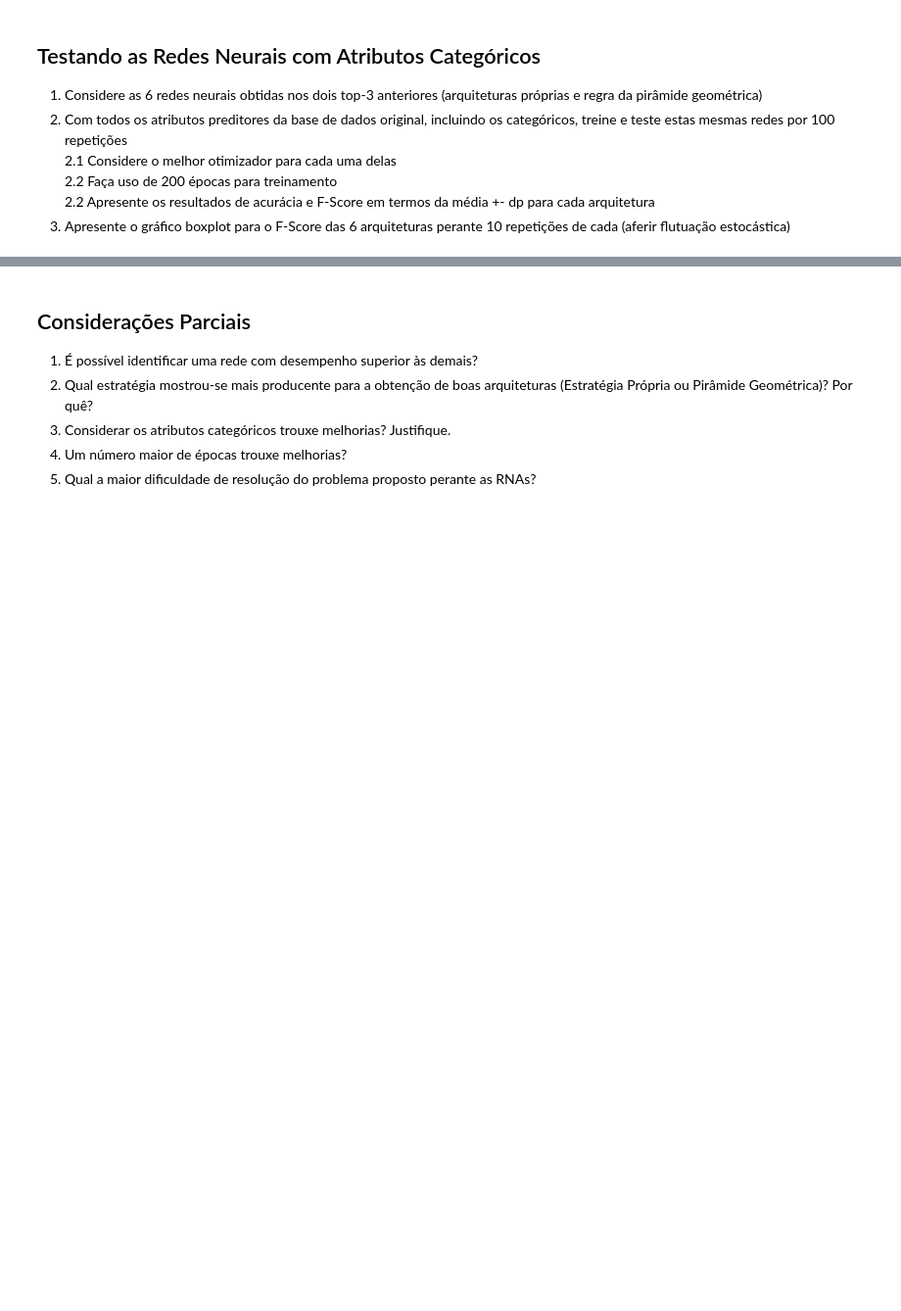
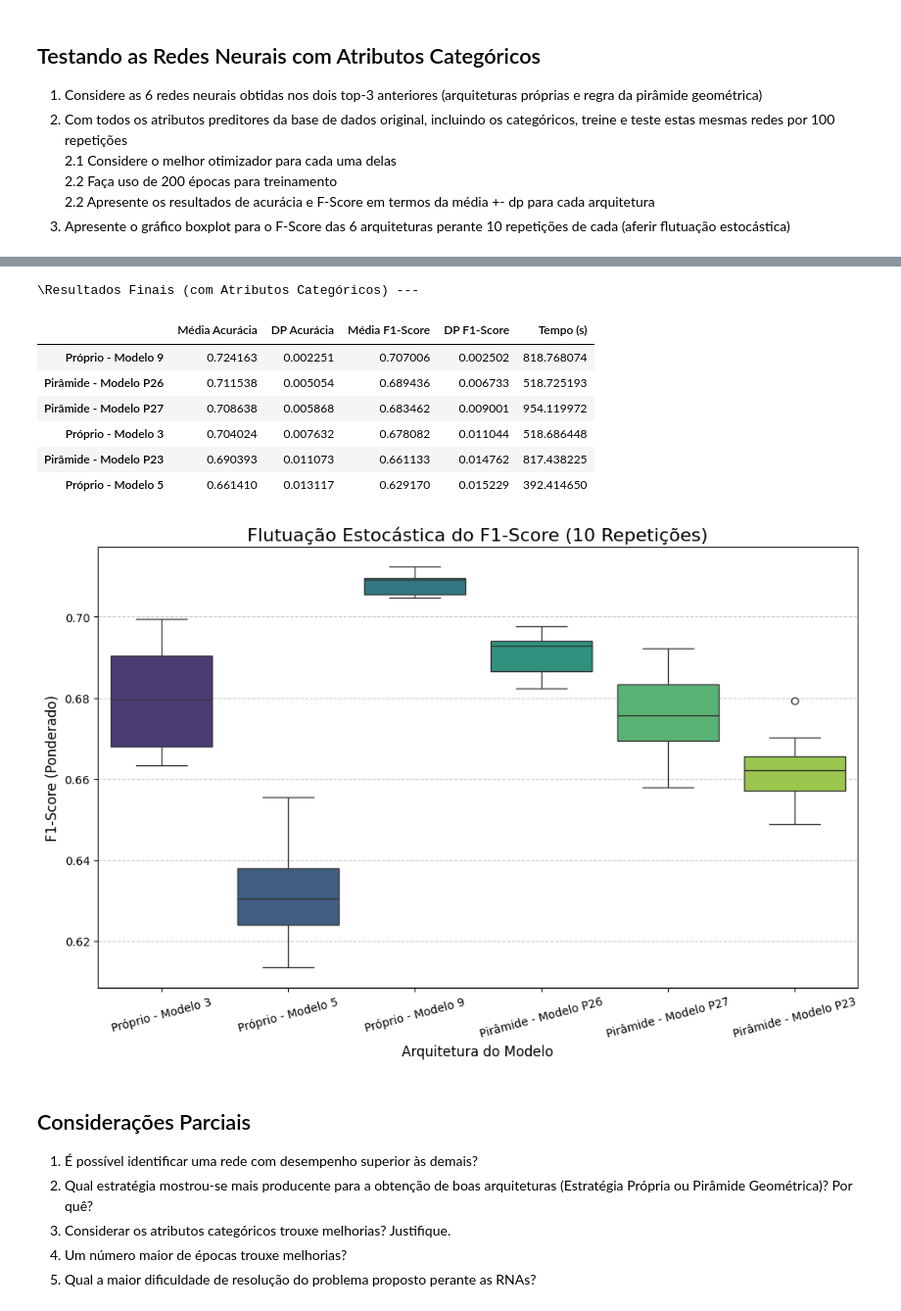
Before and after one commit to JulianaBallin/rna-forest-cover-type-prediction, a Jupyter notebook: notebooks/PP2.2.2 - Proposição e Avaliação de RNAs.ipynb, the cells around one changed output, grey strips where cells are left out. Shown: that part at 98% size. Cells and saved outputs as stored; diff of their text form; code cells hidden in the pictures; blank space fills up the shorter version.

```diff
--- a/notebooks/PP2.2.2 - Proposição e Avaliação de RNAs.ipynb
+++ b/notebooks/PP2.2.2 - Proposição e Avaliação de RNAs.ipynb
@@ -623,10 +711,10 @@ em que $N_h$ é o número de neurônios ocultos (a serem distribuídos em uma ou
 3. Proponha pelo menos 30 redes neurais segundo a regra da pirâmide geométrica e teste-as nos mesmos termos estabelecidos anterioremente  (solver, épocas, etc.)
     3.1 Apresente as top-3 melhores redes no tocante à F-Score e Acurácia
 # %%
-input_layer_size = X.shape[1]
-output_layer_size = len(y.unique())
+Ni: int = X.shape[1]
+No: int = len(y.unique())
 
-for alpha in [0.5, 2, 3]:
-    hidden_layer_size = alpha * sqrt(input_layer_size*output_layer_size)
-    print(f"Alpha ({alpha}) = {int(hidden_layer_size)}")
+alpha_vals = [0.5, 2, 3]
+neuron_counts = [int(alpha * sqrt(Ni * No)) for alpha in alpha_vals]
+print(f"Número de neurônios calculados (Nh) para alpha={alpha_vals}: {neuron_counts}")
 # %% [output]
@@ -725,3 +1096,29 @@ Modelo 30         1        0        1       0
+# %%
+df_final = pd.DataFrame(final_results).T
+df_final: pd.DataFrame = df_final.sort_values(by="Média F1-Score", ascending=False)
+
+print("\\Resultados Finais (com Atributos Categóricos) ---")
+display(df_final)
+
+df_boxplot = pd.DataFrame(f1_scores_boxplot)
+plt.figure(figsize=(12, 7))
+sns.boxplot(data=df_boxplot, palette="viridis")
+plt.title("Flutuação Estocástica do F1-Score (10 Repetições)", fontsize=16)
+plt.ylabel("F1-Score (Ponderado)", fontsize=12)
+plt.xlabel("Arquitetura do Modelo", fontsize=12)
+plt.xticks(rotation=15)
+plt.grid(axis="y", linestyle="--", alpha=0.7)
+plt.show()
+# %% [output]
+\Resultados Finais (com Atributos Categóricos) ---
+|  | Média Acurácia | DP Acurácia | Média F1-Score | DP F1-Score | Tempo (s) |
+| Próprio - Modelo 9 | 0.724163 | 0.002251 | 0.707006 | 0.002502 | 818.768074 |
+| Pirâmide - Modelo P26 | 0.711538 | 0.005054 | 0.689436 | 0.006733 | 518.725193 |
+| Pirâmide - Modelo P27 | 0.708638 | 0.005868 | 0.683462 | 0.009001 | 954.119972 |
+| Próprio - Modelo 3 | 0.704024 | 0.007632 | 0.678082 | 0.011044 | 518.686448 |
+| Pirâmide - Modelo P23 | 0.690393 | 0.011073 | 0.661133 | 0.014762 | 817.438225 |
+| Próprio - Modelo 5 | 0.661410 | 0.013117 | 0.629170 | 0.015229 | 392.414650 |
+[figure, added]
 # %% [markdown]
 ## Considerações Parciais
 
```
Also changed, not shown: parts of 25 cells of this notebook.
